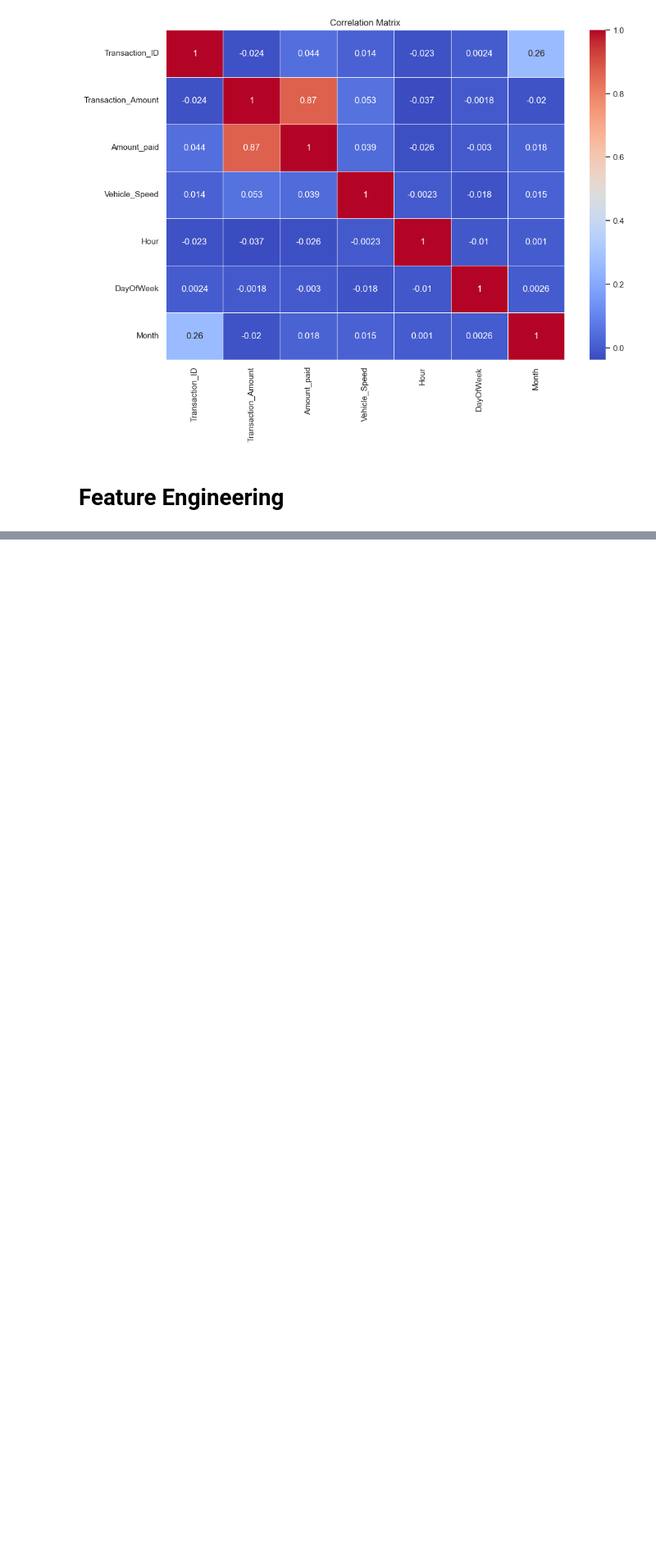
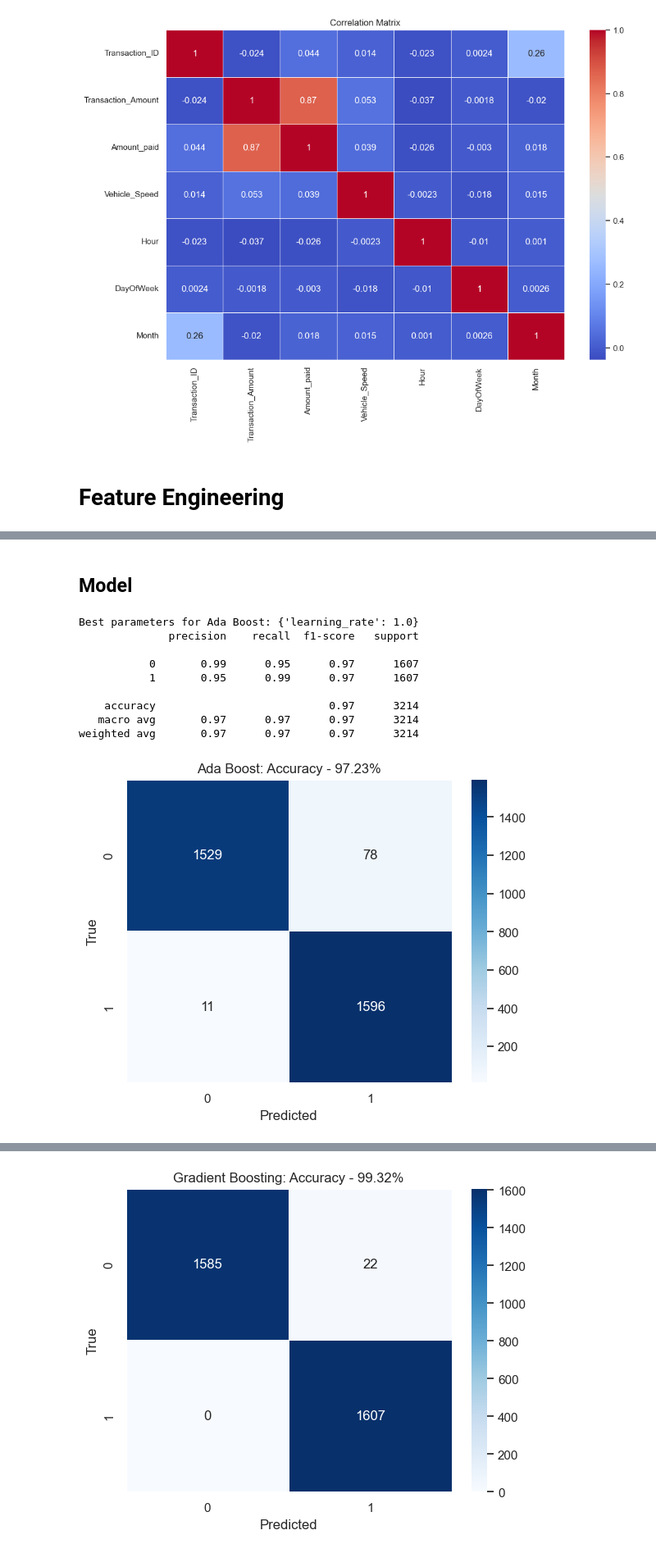
Before and after one commit to SaidurRahmanChowdhury/Fastag_Fraud_Detection, a Jupyter notebook: Fastag Fraud Detection.ipynb, the cells around one changed output, grey strips where cells are left out. Shown at 82% size. Saved outputs shown, nothing was run; the diff lists cells and outputs as text; code cells hidden in the pictures; blank space fills up the shorter version.

Commit message:
Model is completed

```diff
--- a/Fastag Fraud Detection.ipynb
+++ b/Fastag Fraud Detection.ipynb
@@ -314,0 +418,3 @@ It seems like for all the motorcycle transactions at TollBooths D-104, D-105, an
+# %%
+label_encoder=LabelEncoder()
+df['Fraud_indicator']=label_encoder.fit_transform(df['Fraud_indicator'])
@@ -314,0 +432,12 @@ It seems like for all the motorcycle transactions at TollBooths D-104, D-105, an
+# %%
+trans = ColumnTransformer(transformers=[
+    ('trf1', OneHotEncoder(drop='first', sparse_output=False, handle_unknown='ignore'), ['Vehicle_Type', 'TollBoothID', 'State_Code']),
+    ('trf2', OrdinalEncoder(categories=[['Regular', 'Express']]), ['Lane_Type']),
+    ('trf3', OrdinalEncoder(categories=[['Small', 'Medium', 'Large']]), ['Vehicle_Dimensions']),
+], remainder='passthrough')
+
+# Fit and transform the training set
+X_train_transformed = trans.fit_transform(X_train)
+
+# Transform the test set using the parameters learned from the training set
+X_test_transformed = trans.transform(X_test)
@@ -314,0 +446,62 @@ It seems like for all the motorcycle transactions at TollBooths D-104, D-105, an
+# %%
+smote = SMOTE(random_state=27)
+smote_X_train, smote_y_train= smote.fit_resample(X_train_transformed,y_train)
+smote_X_test, smote_y_test= smote.fit_resample(X_test_transformed,y_test)
+# %% [markdown]
+## Model
+# %%
+def train_and_evaluate_with_grid_search(model, name, X_train, y_train, X_test, y_test, param_grid):
+    # Perform grid search for hyperparameter tuning
+    grid_search = GridSearchCV(model, param_grid, cv=3, scoring='accuracy')
+    grid_search.fit(X_train, y_train)
+
+    # Get the best model with optimal hyperparameters
+    best_model = grid_search.best_estimator_
+    print(f"Best parameters for {name}: {grid_search.best_params_}")
+
+    # Evaluate the best model on the test set
+    pred = best_model.predict(X_test)
+    score = accuracy_score(y_test, pred)
+    report = classification_report(y_test, pred)
+    print(report)
+
+    # Display a confusion matrix heatmap
+    cm = confusion_matrix(y_test, pred)
+    sns.heatmap(cm, annot=True, fmt='d', cmap='Blues', linewidths=.5)
+    plt.title(f"{name}: Accuracy - {round(score * 100, 2)}%")
+    plt.xlabel('Predicted')
+    plt.ylabel('True')
+    plt.show()
+
+# Define the parameter grids for each model
+param_grid_abc = {'learning_rate': [0.5, 0.9, 1.0]}
+param_grid_gbc = {'n_estimators': [50, 100, 200], 'learning_rate': [0.05, 0.1, 0.2]}
+param_grid_xgb = {'learning_rate': [0.5, 0.9, 1.0]}
+param_grid_rfc = {'n_estimators': [50, 100, 200]}
+param_grid_dt = {'max_depth': [5, 10, 15]}  # Parameter grid for Decision Tree
+
+# Create models with GridSearchCV
+abc = AdaBoostClassifier()
+gbc = GradientBoostingClassifier()
+xgb = XGBClassifier()
+rfc = RandomForestClassifier()
+dt = DecisionTreeClassifier()  # Add Decision Tree
+
+models = [abc, gbc, xgb, rfc, dt]  # Update the list of models
+names = ["Ada Boost", "Gradient Boosting", "XGBoost", "Random Forest", "Decision Tree"]  # Update the list of names
+param_grids = [param_grid_abc, param_grid_gbc, param_grid_xgb, param_grid_rfc, param_grid_dt]  # Update the list of parameter grids
+
+# Iterate over models and perform training, evaluation, and visualization
+for model, name, param_grid in zip(models, names, param_grids):
+    train_and_evaluate_with_grid_search(model, name, smote_X_train, smote_y_train, smote_X_test, smote_y_test, param_grid)
+# %% [output]
+Best parameters for Ada Boost: {'learning_rate': 1.0}
+              precision    recall  f1-score   support
+
+           0       0.99      0.95      0.97      1607
+           1       0.95      0.99      0.97      1607
+
+    accuracy                           0.97      3214
+   macro avg       0.97      0.97      0.97      3214
+weighted avg       0.97      0.97      0.97      3214
+[figure, added]
@@ -314,0 +517 @@ It seems like for all the motorcycle transactions at TollBooths D-104, D-105, an
+[figure, added]
```
Also changed, not shown: parts of 24 cells of this notebook.
